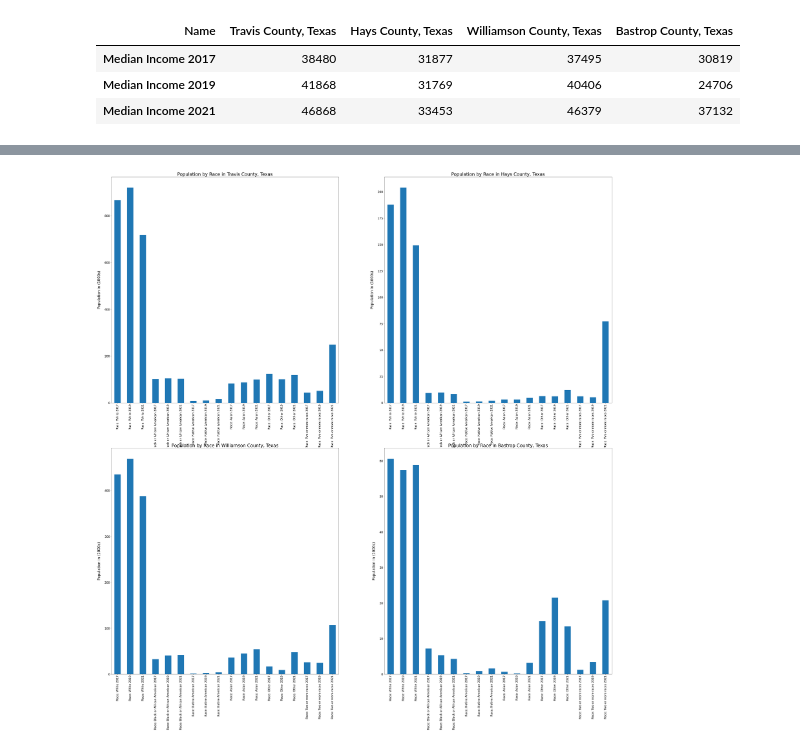
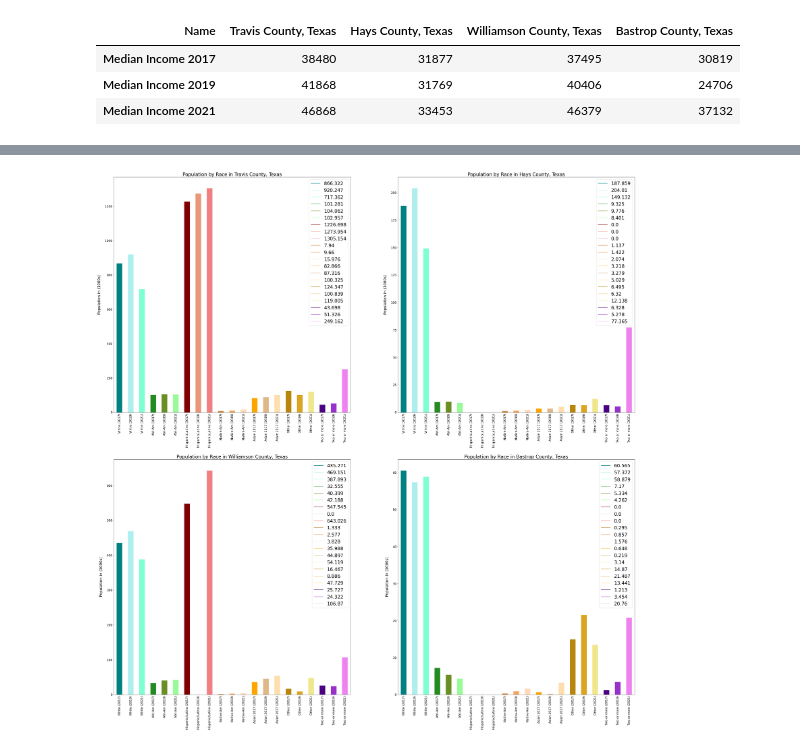
Before and after one commit to alejandro-davila/Project1_Team6_Austin_Analysis, a Jupyter notebook: Census_Cleaned_IR.ipynb, the cells around one changed output, grey strips where cells are left out. Drawn from its saved outputs; the diff is of its cells as text; code cells hidden in the pictures.

```diff
--- a/Census_Cleaned_IR.ipynb
+++ b/Census_Cleaned_IR.ipynb
@@ -9,9 +9,9 @@ from api import api_key
 
 def json_to_dataframe(response):
     return pd.DataFrame(response.json()[1:],columns=response.json()[0])
-url_2017 = "https://api.census.gov/data/2017/acs/acs1?get=NAME,B01003_001E,B06011_001E,B23025_005E,B02001_002E,B02001_003E,B02001_004E,B02001_005E,B02001_006E,B02001_007E,B02001_008E&for=county:453,491,021,209&in=state:48"
-url_2019 = "https://api.census.gov/data/2019/acs/acs1?get=NAME,B01003_001E,B06011_001E,B23025_005E,B02001_002E,B02001_003E,B02001_004E,B02001_005E,B02001_006E,B02001_007E,B02001_008E&for=county:453,491,021,209&in=state:48"
-url_2021 = "https://api.census.gov/data/2021/acs/acs1?get=NAME,B01003_001E,B06011_001E,B23025_005E,B02001_002E,B02001_003E,B02001_004E,B02001_005E,B02001_006E,B02001_007E,B02001_008E&for=county:453,491,021,209&in=state:48"
+url_2017 = "https://api.census.gov/data/2017/acs/acs1?get=NAME,B01003_001E,B06011_001E,B23025_005E,B02001_002E,B02001_003E,B03001_001E,B02001_004E,B02001_005E,B02001_006E,B02001_007E,B02001_008E&for=county:453,491,021,209&in=state:48"
+url_2019 = "https://api.census.gov/data/2019/acs/acs1?get=NAME,B01003_001E,B06011_001E,B23025_005E,B02001_002E,B02001_003E,B03001_001E,B02001_004E,B02001_005E,B02001_006E,B02001_007E,B02001_008E&for=county:453,491,021,209&in=state:48"
+url_2021 = "https://api.census.gov/data/2021/acs/acs1?get=NAME,B01003_001E,B06011_001E,B23025_005E,B02001_002E,B02001_003E,B03001_001E,B02001_004E,B02001_005E,B02001_006E,B02001_007E,B02001_008E&for=county:453,491,021,209&in=state:48"
 
 response=requests.request("GET",url_2017)
 response1=requests.request("GET",url_2019)
@@ -35,6 +35,7 @@ census_2017_df = census_2017_df.rename(
       "B23025_005E": "Unemployed for ages>=16 2017",
       "B02001_002E": "Race: White 2017",
       "B02001_003E": "Race: Black or African American 2017",
+      "B03001_001E": "Ethnicity: Hsipanic/Latino 2017",
       "B02001_004E": "Race: Native American 2017",
       "B02001_005E": "Race: Asian 2017",
       "B02001_006E": "Race: Pacific Islander 2017",
@@ -50,6 +51,7 @@ census_2019_df = census_2019_df.rename(
       "B23025_005E": "Unemployed for ages>=16 2019",
       "B02001_002E": "Race: White 2019",
       "B02001_003E": "Race: Black or African American 2019",
+      "B03001_001E": "Ethnicity: Hsipanic/Latino 2019",
       "B02001_004E": "Race: Native American 2019",
       "B02001_005E": "Race: Asian 2019",
       "B02001_006E": "Race: Pacific Islander 2019",
@@ -65,6 +67,7 @@ census_2021_df = census_2021_df.rename(
       "B23025_005E": "Unemployed for ages>=16 2021",
       "B02001_002E": "Race: White 2021",
       "B02001_003E": "Race: Black or African American 2021",
+      "B03001_001E": "Ethnicity: Hsipanic/Latino 2021",
       "B02001_004E": "Race: Native American 2021",
       "B02001_005E": "Race: Asian 2021",
       "B02001_006E": "Race: Pacific Islander 2021",
@@ -178,36 +206,66 @@ race_df
 # %%
-
+# store the population per county
 travis_c = race_df['Travis County, Texas'].astype(int)
 hayes_c = race_df['Hays County, Texas'].astype(int)
 will_c = race_df['Williamson County, Texas'].astype(int)
 bast_c = race_df['Bastrop County, Texas'].astype(int)
 
+# set the colors for the bars
+colors =['teal', 'paleturquoise', 'aquamarine',
+         'forestgreen', 'olivedrab', 'palegreen',
+         'maroon', 'darksalmon', 'lightcoral',
+         'peru', 'sandybrown', 'peachpuff',
+         'orange', 'burlywood', 'navajowhite',
+         'darkgoldenrod', 'goldenrod', 'khaki',
+         'indigo', 'darkorchid', 'violet',]
+
+# plot
 fig, axs = plt.subplots(2, 2, figsize=(50, 50))
 
+# travis county
 travis_c = travis_c / 1000
-travis_c.plot.bar(ax=axs[0,0])
+travis_c.plot.bar(ax=axs[0,0], color=colors)
 axs[0,0].set_title('Population by Race in Travis County, Texas', fontsize=25)
 axs[0,0].set_ylabel('Population in (1000s)', fontsize=20, labelpad=20)
 axs[0,0].tick_params(axis='both', labelsize=16)
+# legend
+label_tc = list(travis_c)
+legend_elements = [plt.Line2D([0], [0], color=color, label=label) for color, label in zip(colors, label_tc)]
+axs[0, 0].legend(handles=legend_elements, loc='upper right', fontsize=25)
 
+# hays county
 hayes_c = hayes_c / 1000
-hayes_c.plot.bar(ax=axs[0,1])
+hayes_c.plot.bar(ax=axs[0,1], color=colors)
 axs[0,1].set_title('Population by Race in Hays County, Texas', fontsize=25)
 axs[0,1].set_ylabel('Population in (1000s)', fontsize=20, labelpad=20)
 axs[0,1].tick_params(axis='both', labelsize=16)
+# legend
+label_h = list(hayes_c)
+legend_elements = [plt.Line2D([0], [0], color=color, label=label) for color, label in zip(colors, label_h)]
+axs[0, 1].legend(handles=legend_elements, loc='upper right', fontsize=25)
 
+# williamson county
 will_c = will_c / 1000
-will_c.plot.bar(ax=axs[1,0])
+will_c.plot.bar(ax=axs[1,0], color=colors)
 axs[1,0].set_title('Population by Race in Williamson County, Texas', fontsize=25)
 axs[1,0].set_ylabel('Population in (1000s)', fontsize=20, labelpad=20)
 axs[1,0].tick_params(axis='both', labelsize=16)
+# legend
+label_will = list(will_c)
+legend_elements = [plt.Line2D([0], [0], color=color, label=label) for color, label in zip(colors, label_will)]
+axs[1, 0].legend(handles=legend_elements, loc='upper right', fontsize=25)
 
+# bastrop county
 bast_c = bast_c / 1000
-bast_c.plot.bar(ax=axs[1,1])
+bast_c.plot.bar(ax=axs[1,1], color=colors)
 axs[1,1].set_title('Population by Race in Bastrop County, Texas', fontsize=25)
 axs[1,1].set_ylabel('Population in (1000s)', fontsize=20, labelpad=20)
 axs[1,1].tick_params(axis='both', labelsize=16)
+# legend
+label_ba = list(bast_c)
+legend_elements = [plt.Line2D([0], [0], color=color, label=label) for color, label in zip(colors, label_ba)]
+axs[1, 1].legend(handles=legend_elements, loc='upper right', fontsize=25)
 
 plt.show()
 # %% [output]
-[figure, old version]
+[figure, new version]
```
Also changed, not shown: parts of 4 cells of this notebook.
